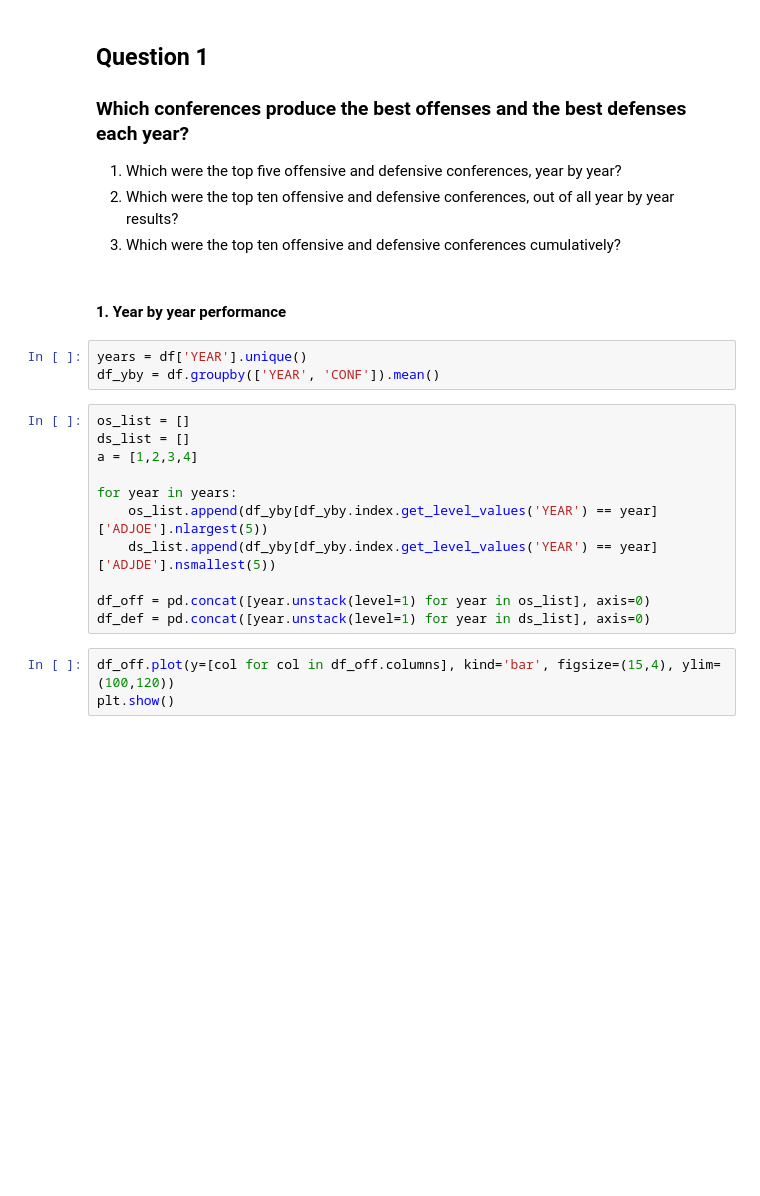
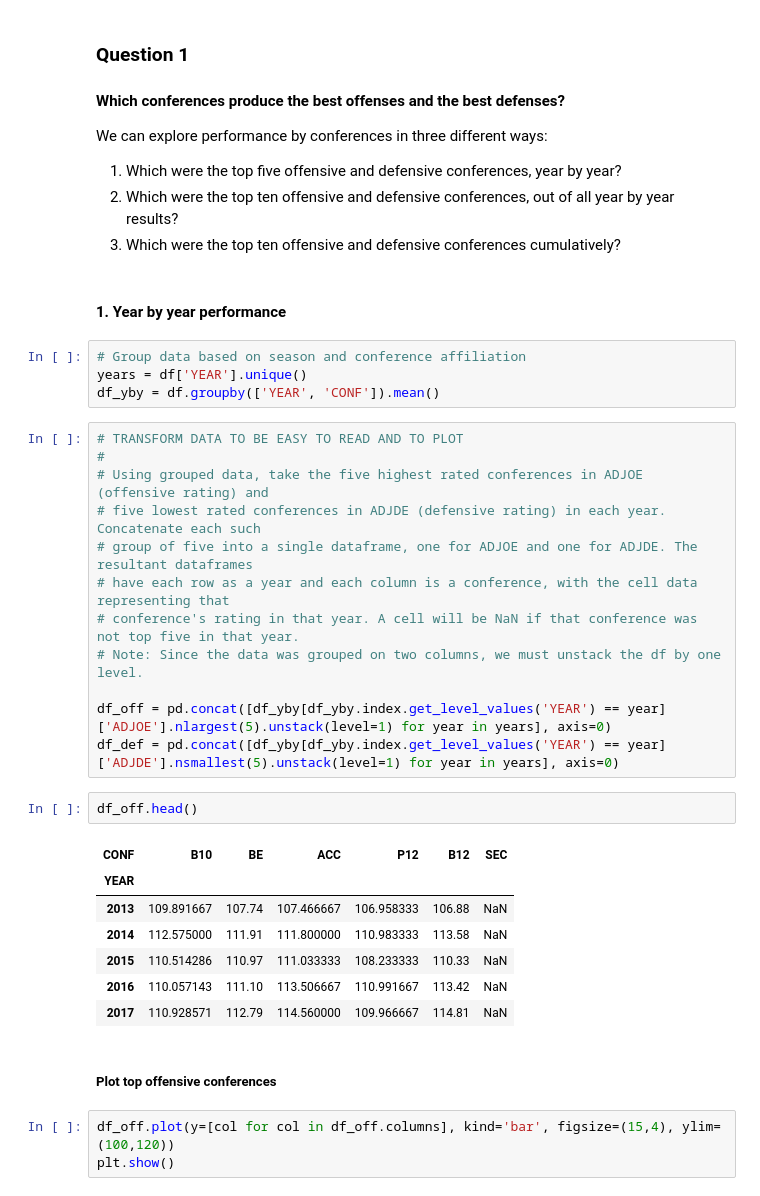
Before and after one commit to DBeick/college-basketball, a Jupyter notebook: 3_evaluate_analyze.ipynb, the cells around one changed output. Saved outputs shown, nothing was run; the diff lists cells and outputs as text; blank space fills up the shorter version.

```diff
--- a/main.ipynb
+++ b/3_evaluate_analyze.ipynb
@@ -290,26 +25,41 @@ NameError: name 'pd' is not defined
 # %% [markdown]
-## Question 1
+### Question 1
 
-### Which conferences produce the best offenses and the best defenses each year?
+#### Which conferences produce the best offenses and the best defenses?
+We can explore performance by conferences in three different ways:
  1. Which were the top five offensive and defensive conferences, year by year?
  2. Which were the top ten offensive and defensive conferences, out of all year by year results?
  3. Which were the top ten offensive and defensive conferences cumulatively?
 # %% [markdown]
 #### 1. Year by year performance
 # %%
+# Group data based on season and conference affiliation
 years = df['YEAR'].unique()
 df_yby = df.groupby(['YEAR', 'CONF']).mean()
-# %%
-os_list = []
-ds_list = []
-a = [1,2,3,4]
-
-for year in years:
-    os_list.append(df_yby[df_yby.index.get_level_values('YEAR') == year]['ADJOE'].nlargest(5))
-    ds_list.append(df_yby[df_yby.index.get_level_values('YEAR') == year]['ADJDE'].nsmallest(5))
-
-df_off = pd.concat([year.unstack(level=1) for year in os_list], axis=0)
-df_def = pd.concat([year.unstack(level=1) for year in ds_list], axis=0)
+# %%
+# TRANSFORM DATA TO BE EASY TO READ AND TO PLOT
+#
+# Using grouped data, take the five highest rated conferences in ADJOE (offensive rating) and
+# five lowest rated conferences in ADJDE (defensive rating) in each year. Concatenate each such
+# group of five into a single dataframe, one for ADJOE and one for ADJDE. The resultant dataframes
+# have each row as a year and each column is a conference, with the cell data representing that
+# conference's rating in that year. A cell will be NaN if that conference was not top five in that year.
+# Note: Since the data was grouped on two columns, we must unstack the df by one level.
+
+df_off = pd.concat([df_yby[df_yby.index.get_level_values('YEAR') == year]['ADJOE'].nlargest(5).unstack(level=1) for year in years], axis=0)
+df_def = pd.concat([df_yby[df_yby.index.get_level_values('YEAR') == year]['ADJDE'].nsmallest(5).unstack(level=1) for year in years], axis=0)
+# %%
+df_off.head()
+# %% [output]
+| CONF | B10 | BE | ACC | P12 | B12 | SEC |
+| YEAR |  |  |  |  |  |  |
+| 2013 | 109.891667 | 107.74 | 107.466667 | 106.958333 | 106.88 | NaN |
+| 2014 | 112.575000 | 111.91 | 111.800000 | 110.983333 | 113.58 | NaN |
+| 2015 | 110.514286 | 110.97 | 111.033333 | 108.233333 | 110.33 | NaN |
+| 2016 | 110.057143 | 111.10 | 113.506667 | 110.991667 | 113.42 | NaN |
+| 2017 | 110.928571 | 112.79 | 114.560000 | 109.966667 | 114.81 | NaN |
+# %% [markdown]
+##### Plot top offensive conferences
 # %%
 df_off.plot(y=[col for col in df_off.columns], kind='bar', figsize=(15,4), ylim=(100,120))
 plt.show()
```
Also changed, not shown: parts of 37 cells of this notebook, 2 other files.
